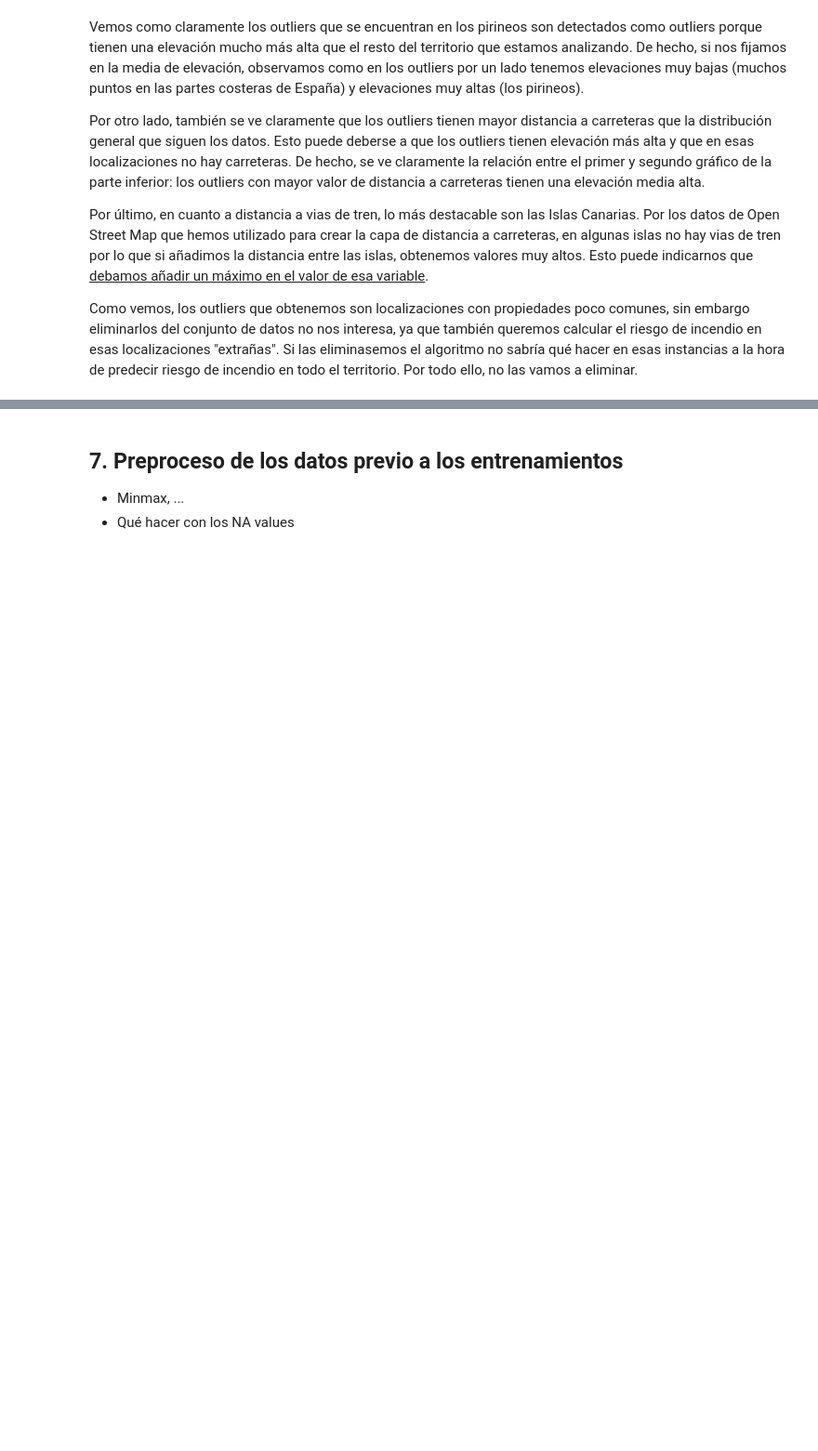
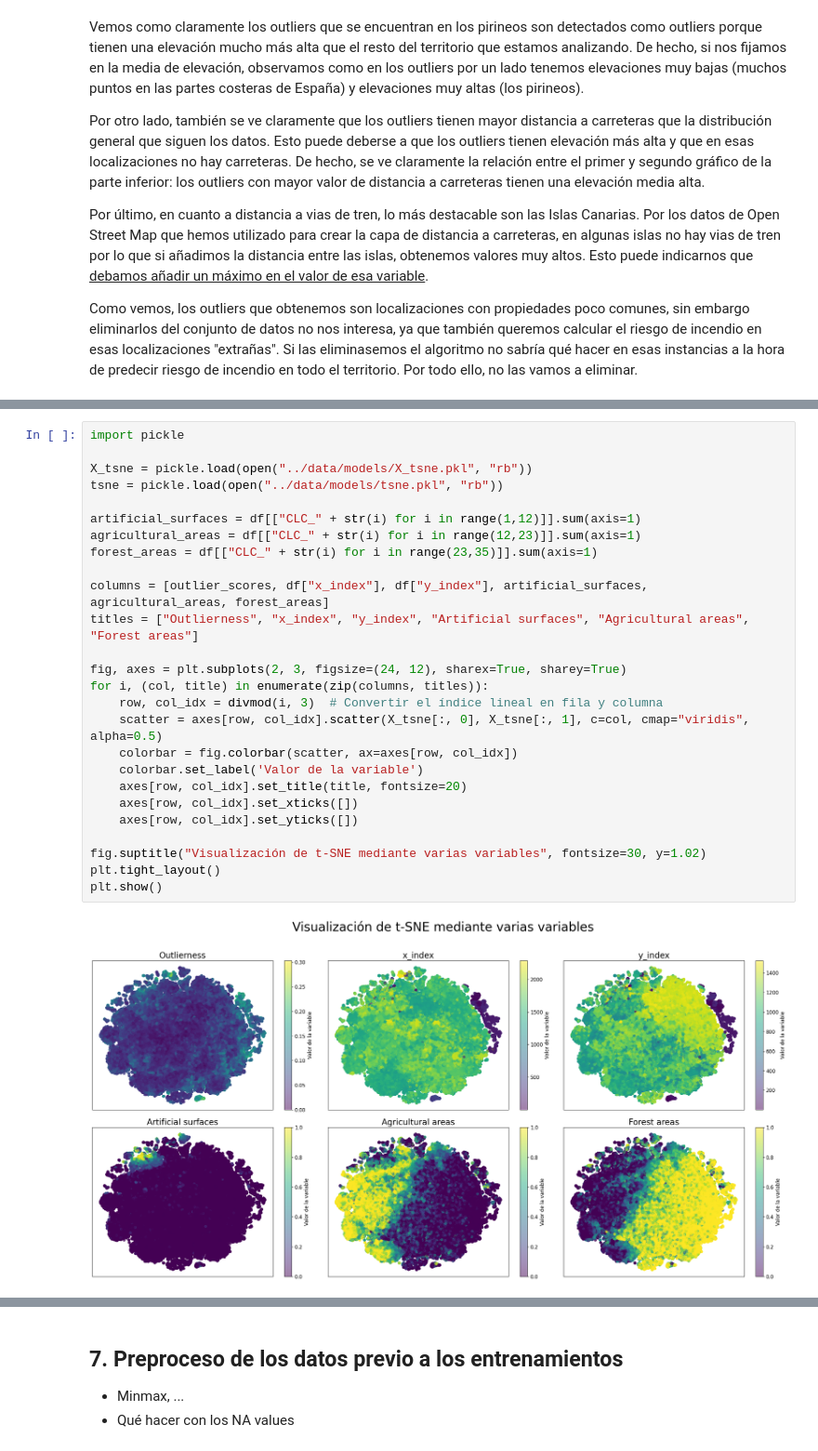
Before and after one commit to JulenErcibengoa/Aprendizaje_Automatico_Avanzado, a Jupyter notebook: src/main.ipynb, the cells around one changed output, grey strips where cells are left out. Shown at 93% size. Drawn from its saved outputs; the diff is of its cells as text; blank space fills up the shorter version.

```diff
--- a/src/main.ipynb
+++ b/src/main.ipynb
@@ -937,0 +1022,28 @@ Como vemos, los outliers que obtenemos son localizaciones con propiedades poco c
+# %%
+import pickle
+
+X_tsne = pickle.load(open("../data/models/X_tsne.pkl", "rb"))
+tsne = pickle.load(open("../data/models/tsne.pkl", "rb"))
+
+artificial_surfaces = df[["CLC_" + str(i) for i in range(1,12)]].sum(axis=1)
+agricultural_areas = df[["CLC_" + str(i) for i in range(12,23)]].sum(axis=1)
+forest_areas = df[["CLC_" + str(i) for i in range(23,35)]].sum(axis=1)
+
+columns = [outlier_scores, df["x_index"], df["y_index"], artificial_surfaces, agricultural_areas, forest_areas]
+titles = ["Outlierness", "x_index", "y_index", "Artificial surfaces", "Agricultural areas", "Forest areas"]
+
+fig, axes = plt.subplots(2, 3, figsize=(24, 12), sharex=True, sharey=True)
+for i, (col, title) in enumerate(zip(columns, titles)):
+    row, col_idx = divmod(i, 3)  # Convertir el índice lineal en fila y columna
+    scatter = axes[row, col_idx].scatter(X_tsne[:, 0], X_tsne[:, 1], c=col, cmap="viridis", alpha=0.5)
+    colorbar = fig.colorbar(scatter, ax=axes[row, col_idx])
+    colorbar.set_label('Valor de la variable')
+    axes[row, col_idx].set_title(title, fontsize=20)
+    axes[row, col_idx].set_xticks([])
+    axes[row, col_idx].set_yticks([])
+
+fig.suptitle("Visualización de t-SNE mediante varias variables", fontsize=30, y=1.02)
+plt.tight_layout()
+plt.show()
+# %% [output]
+[figure, added]
```
Also changed, not shown: parts of 33 cells of this notebook, 5 other files.
